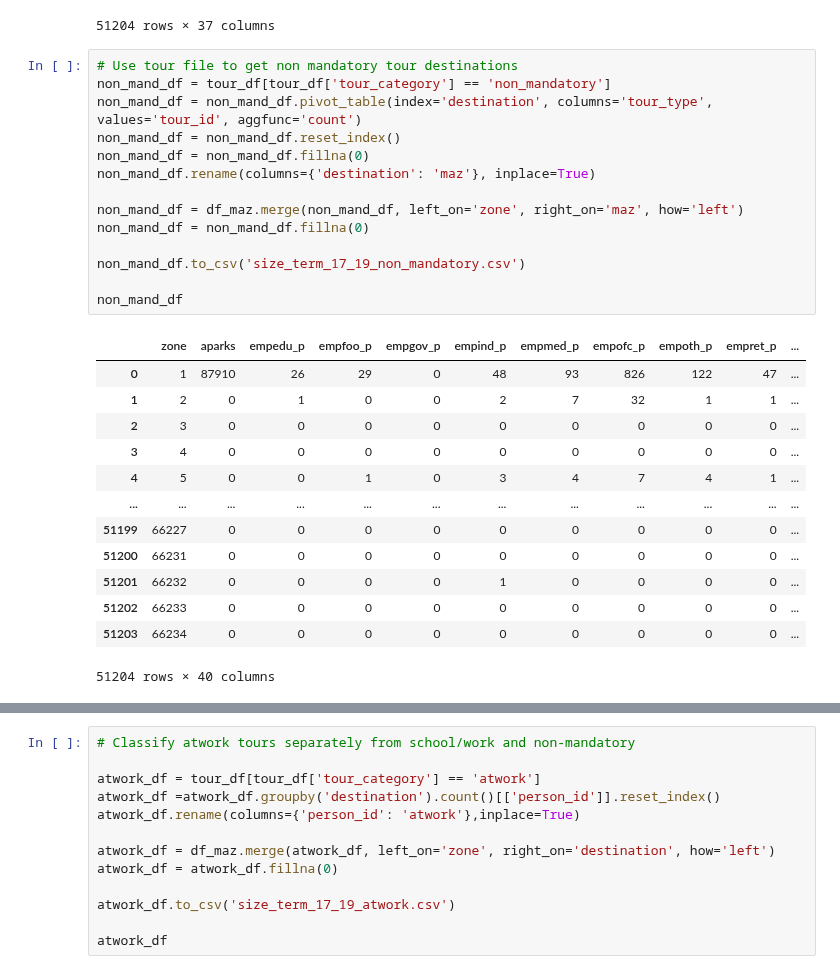
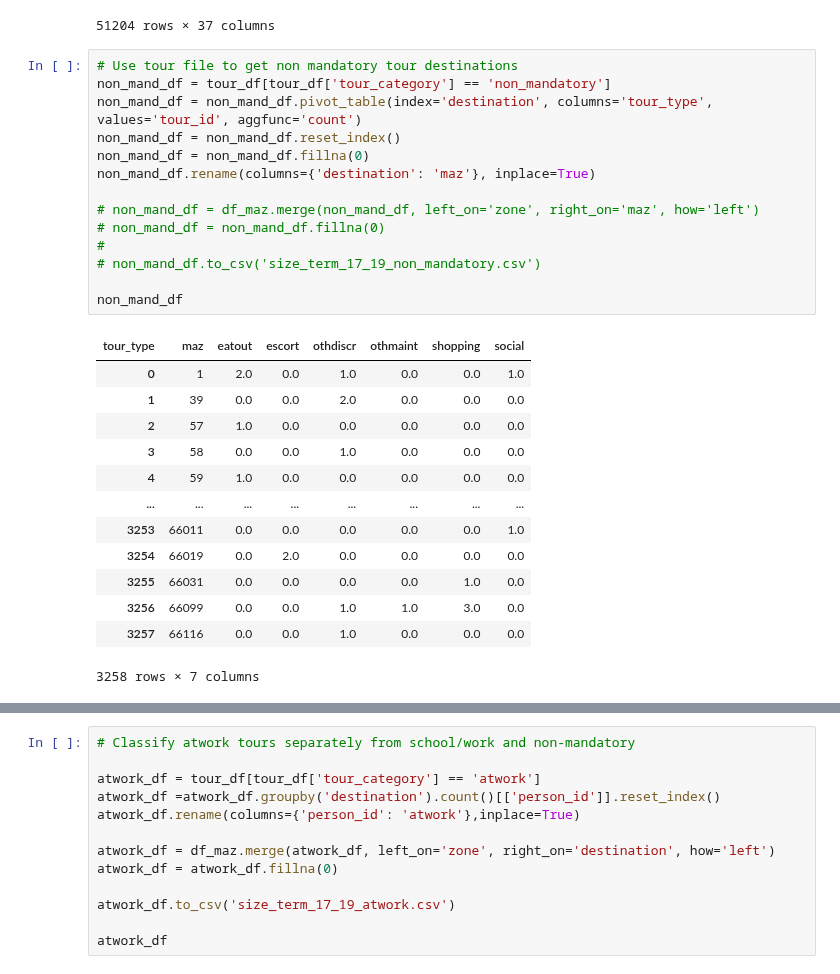
Before and after one commit to psrc/psrc_activitysim, a Jupyter notebook: scripts/size_terms/prep_size_term_data_estimation.ipynb, the cells around one changed output, grey strips where cells are left out. Cells and saved outputs as stored; diff of their text form.

Commit message:
update size terms
- combine primary and intermediate trips
- pums for workplace
- sample size for mle workplace
- address comments

```diff
--- a/scripts/size_terms/prep_size_term_data_estimation.ipynb
+++ b/scripts/size_terms/prep_size_term_data_estimation.ipynb
@@ -95,28 +95,28 @@ df_school
 # %%
 # Use tour file to get non mandatory tour destinations
 non_mand_df = tour_df[tour_df['tour_category'] == 'non_mandatory']
 non_mand_df = non_mand_df.pivot_table(index='destination', columns='tour_type', values='tour_id', aggfunc='count')
 non_mand_df = non_mand_df.reset_index()
 non_mand_df = non_mand_df.fillna(0)
 non_mand_df.rename(columns={'destination': 'maz'}, inplace=True)
 
-non_mand_df = df_maz.merge(non_mand_df, left_on='zone', right_on='maz', how='left')
-non_mand_df = non_mand_df.fillna(0)
-
-non_mand_df.to_csv('size_term_17_19_non_mandatory.csv')
+# non_mand_df = df_maz.merge(non_mand_df, left_on='zone', right_on='maz', how='left')
+# non_mand_df = non_mand_df.fillna(0)
+#
+# non_mand_df.to_csv('size_term_17_19_non_mandatory.csv')
 
 non_mand_df
 # %% [output]
-|  | zone | aparks | empedu_p | empfoo_p | empgov_p | empind_p | empmed_p | empofc_p | empoth_p | empret_p | ... |
-| 0 | 1 | 87910 | 26 | 29 | 0 | 48 | 93 | 826 | 122 | 47 | ... |
-| 1 | 2 | 0 | 1 | 0 | 0 | 2 | 7 | 32 | 1 | 1 | ... |
-| 2 | 3 | 0 | 0 | 0 | 0 | 0 | 0 | 0 | 0 | 0 | ... |
-| 3 | 4 | 0 | 0 | 0 | 0 | 0 | 0 | 0 | 0 | 0 | ... |
-| 4 | 5 | 0 | 0 | 1 | 0 | 3 | 4 | 7 | 4 | 1 | ... |
-| ... | ... | ... | ... | ... | ... | ... | ... | ... | ... | ... | ... |
-| 51199 | 66227 | 0 | 0 | 0 | 0 | 0 | 0 | 0 | 0 | 0 | ... |
-| 51200 | 66231 | 0 | 0 | 0 | 0 | 0 | 0 | 0 | 0 | 0 | ... |
-| 51201 | 66232 | 0 | 0 | 0 | 0 | 1 | 0 | 0 | 0 | 0 | ... |
-| 51202 | 66233 | 0 | 0 | 0 | 0 | 0 | 0 | 0 | 0 | 0 | ... |
-| 51203 | 66234 | 0 | 0 | 0 | 0 | 0 | 0 | 0 | 0 | 0 | ... |
+| tour_type | maz | eatout | escort | othdiscr | othmaint | shopping | social |
+| 0 | 1 | 2.0 | 0.0 | 1.0 | 0.0 | 0.0 | 1.0 |
+| 1 | 39 | 0.0 | 0.0 | 2.0 | 0.0 | 0.0 | 0.0 |
+| 2 | 57 | 1.0 | 0.0 | 0.0 | 0.0 | 0.0 | 0.0 |
+| 3 | 58 | 0.0 | 0.0 | 1.0 | 0.0 | 0.0 | 0.0 |
+| 4 | 59 | 1.0 | 0.0 | 0.0 | 0.0 | 0.0 | 0.0 |
+| ... | ... | ... | ... | ... | ... | ... | ... |
+| 3253 | 66011 | 0.0 | 0.0 | 0.0 | 0.0 | 0.0 | 1.0 |
+| 3254 | 66019 | 0.0 | 2.0 | 0.0 | 0.0 | 0.0 | 0.0 |
+| 3255 | 66031 | 0.0 | 0.0 | 0.0 | 0.0 | 1.0 | 0.0 |
+| 3256 | 66099 | 0.0 | 0.0 | 1.0 | 1.0 | 3.0 | 0.0 |
+| 3257 | 66116 | 0.0 | 0.0 | 1.0 | 0.0 | 0.0 | 0.0 |
-51204 rows × 40 columns
+3258 rows × 7 columns
```
Also changed, not shown: parts of 6 cells of this notebook, 10 other files.
